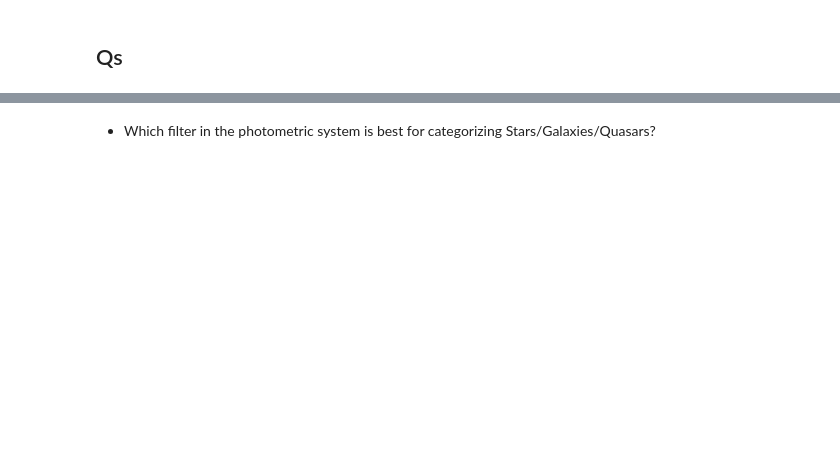
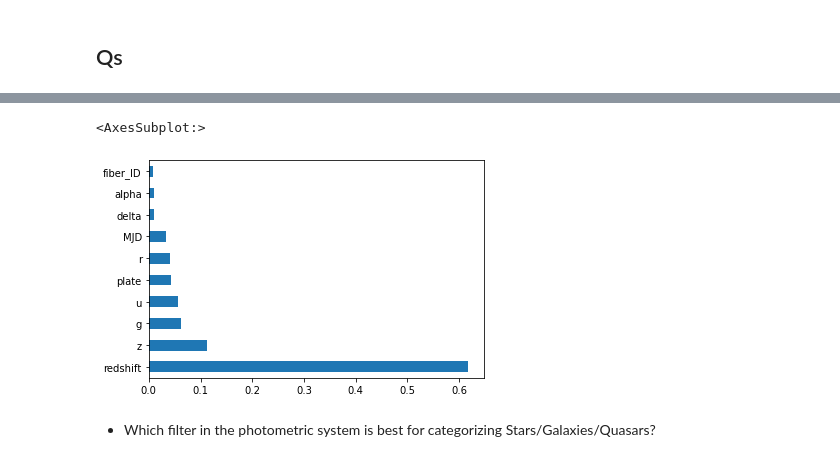
Before and after one commit to wonhee3472/Da_Vinci_Code, a Jupyter notebook: EDA/EDA_star.ipynb, the cells around one changed output, grey strips where cells are left out. Drawn from its saved outputs; the diff is of its cells as text; code cells hidden in the pictures; blank space fills up the shorter version.

```diff
--- a/EDA/EDA_star.ipynb
+++ b/EDA/EDA_star.ipynb
@@ -125,2 +164,19 @@ df.corr( )
+# %%
+# Determine feature importance
+
+from sklearn.ensemble import RandomForestClassifier
+
+X = df[['obj_ID', 'alpha', 'delta', 'u', 'g', 'r', 'z', 'plate', 'MJD', 'fiber_ID', 'redshift', 'class']].dropna()
+y = X.pop('class')
+
+model = RandomForestClassifier()
+model.fit(X, y)
+
+(pd.Series(model.feature_importances_, index=X.columns)
+   .nlargest(10)
+   .plot(kind='barh'))
+# %% [output]
+<AxesSubplot:>
+[figure, added]
 # %% [markdown]
 - Which filter in the photometric system is best for categorizing  Stars/Galaxies/Quasars?
```
Also changed, not shown: parts of 5 cells of this notebook, 1 other file.
